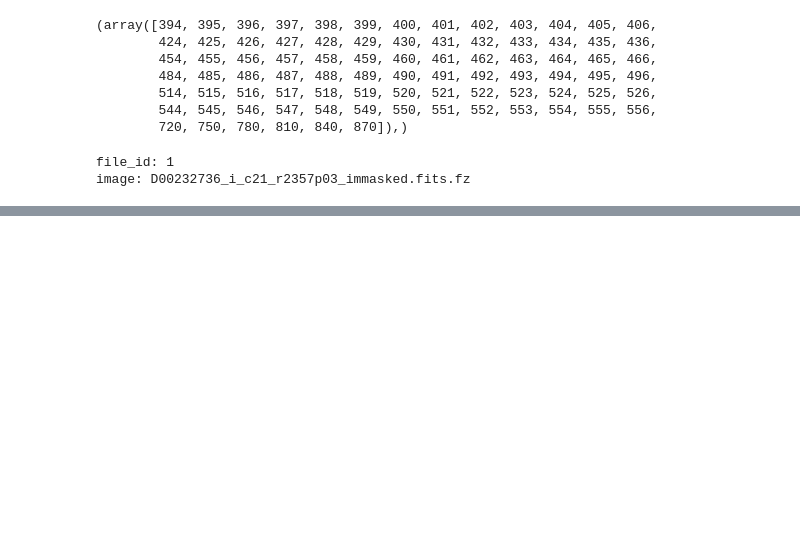
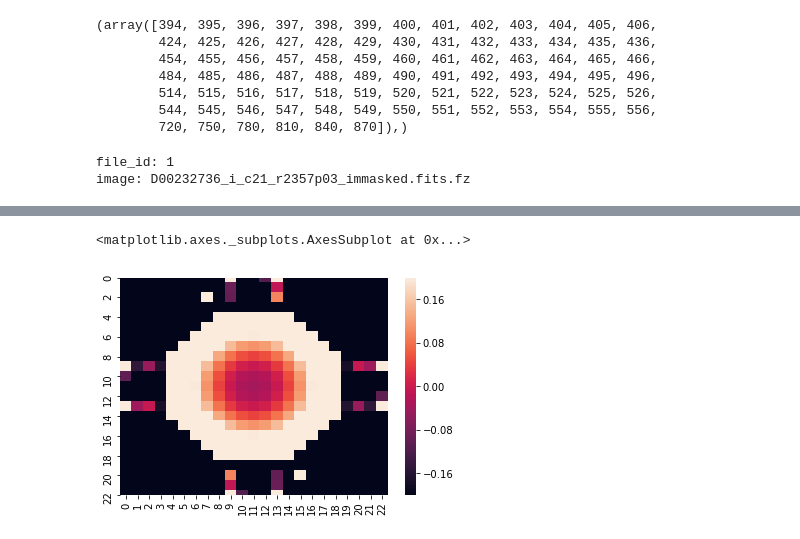
Before and after one commit to beckermr/misc, a Jupyter notebook: work/simple_des_y3_sims/v004_expgal_gausspixpsf_nonoise_nongmixer/check_meds.ipynb, the cells around one changed output, grey strips where cells are left out. Drawn from its saved outputs; the diff is of its cells as text; code cells hidden in the pictures; blank space fills up the shorter version.

```diff
--- a/work/simple_des_y3_sims/v004_expgal_gausspixpsf_nonoise_nongmixer/check_meds.ipynb
+++ b/work/simple_des_y3_sims/v004_expgal_gausspixpsf_nonoise_nongmixer/check_meds.ipynb
@@ -155,3 +155,9 @@ assert np.allclose(m_im, im, rtol=0, atol=2e-5)
+# %%
+plt.figure()
+sns.heatmap(np.clip(m_im/im -1, -0.2, 0.2))
+# %% [output]
+<matplotlib.axes._subplots.AxesSubplot at 0x...>
+[figure, added]
 # %%
 # check the images
 pos = galsim.PositionD(x=cat['orig_col'][iobj, iind]+1, y=cat['orig_row'][iobj, iind]+1)
```
Also changed, not shown: parts of 5 cells of this notebook, 3 other files.
